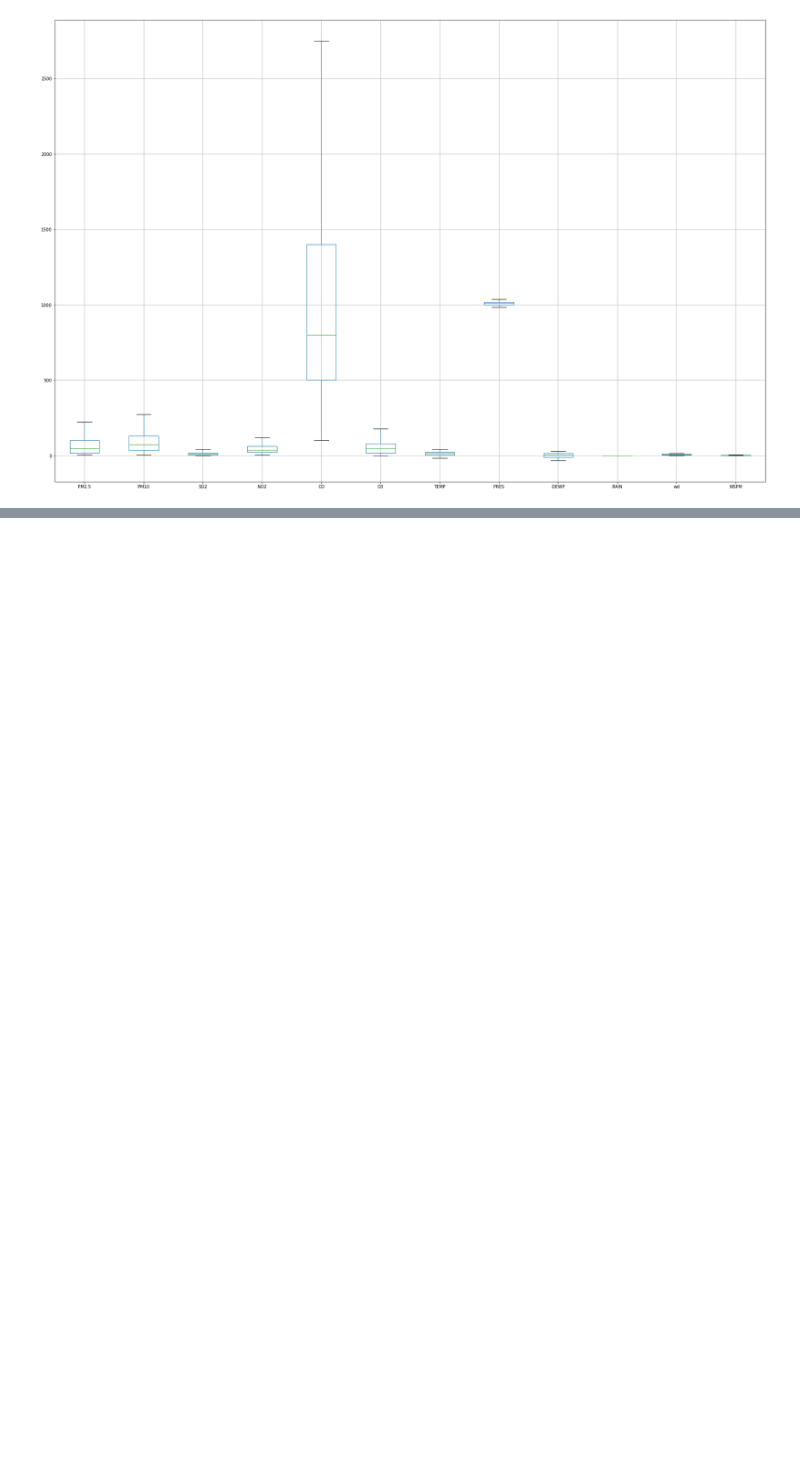
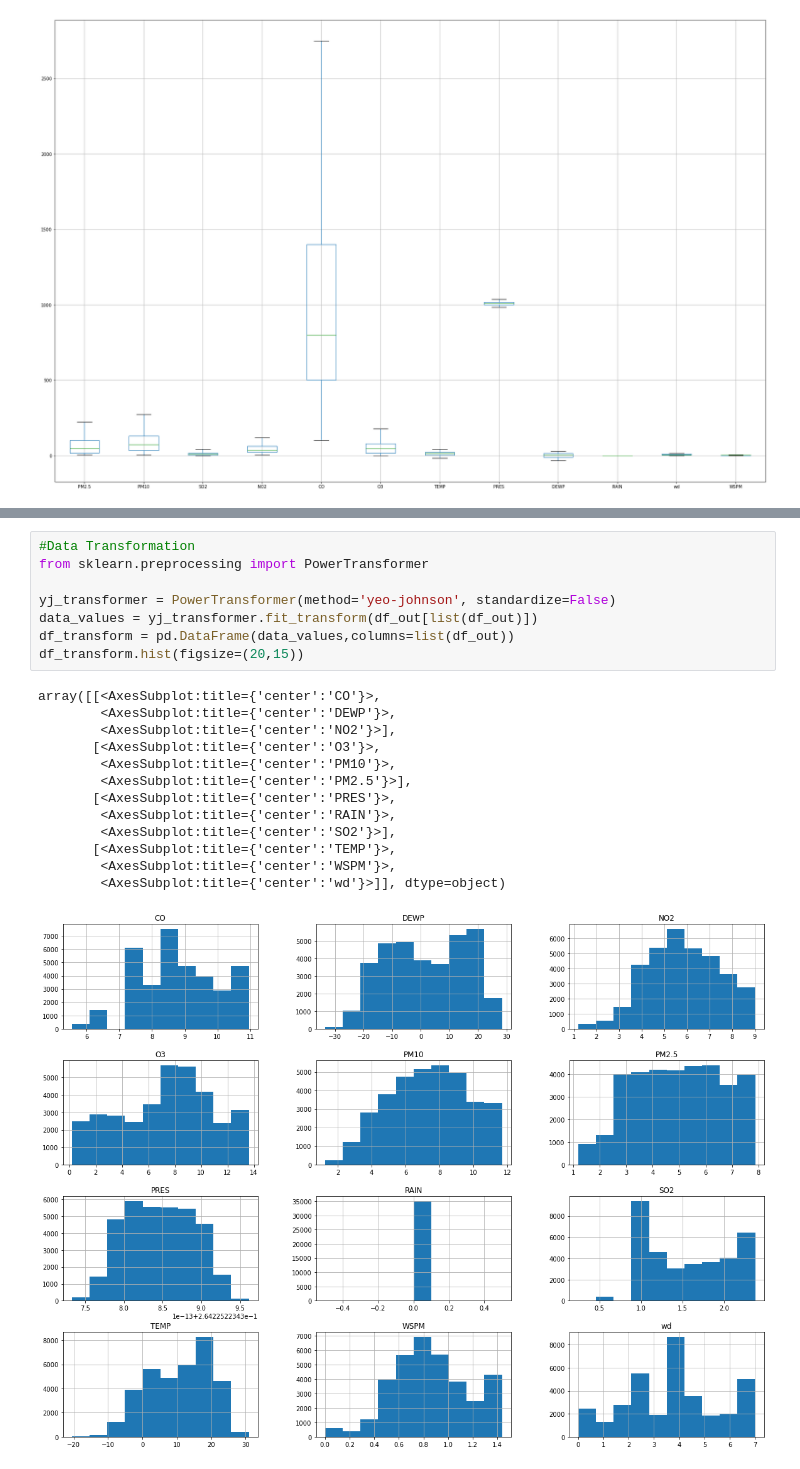
Before and after one commit to LahiRumesh/ML_Data_Pre-Process, a Jupyter notebook: data_pre_process.ipynb, the cells around one changed output, grey strips where cells are left out. Cells and saved outputs as stored; diff of their text form; blank space fills up the shorter version.

Commit message:
transformation process

```diff
--- a/data_pre_process.ipynb
+++ b/data_pre_process.ipynb
@@ -146,0 +162,22 @@ filter_data.skew(axis = 0, skipna = True)
+# %%
+#Data Transformation
+from sklearn.preprocessing import PowerTransformer
+
+yj_transformer = PowerTransformer(method='yeo-johnson', standardize=False)
+data_values = yj_transformer.fit_transform(df_out[list(df_out)])
+df_transform = pd.DataFrame(data_values,columns=list(df_out))
+df_transform.hist(figsize=(20,15))
+# %% [output]
+array([[<AxesSubplot:title={'center':'CO'}>,
+        <AxesSubplot:title={'center':'DEWP'}>,
+        <AxesSubplot:title={'center':'NO2'}>],
+       [<AxesSubplot:title={'center':'O3'}>,
+        <AxesSubplot:title={'center':'PM10'}>,
+        <AxesSubplot:title={'center':'PM2.5'}>],
+       [<AxesSubplot:title={'center':'PRES'}>,
+        <AxesSubplot:title={'center':'RAIN'}>,
+        <AxesSubplot:title={'center':'SO2'}>],
+       [<AxesSubplot:title={'center':'TEMP'}>,
+        <AxesSubplot:title={'center':'WSPM'}>,
+        <AxesSubplot:title={'center':'wd'}>]], dtype=object)
+[figure, added]
```
Also changed, not shown: parts of 3 cells of this notebook.
